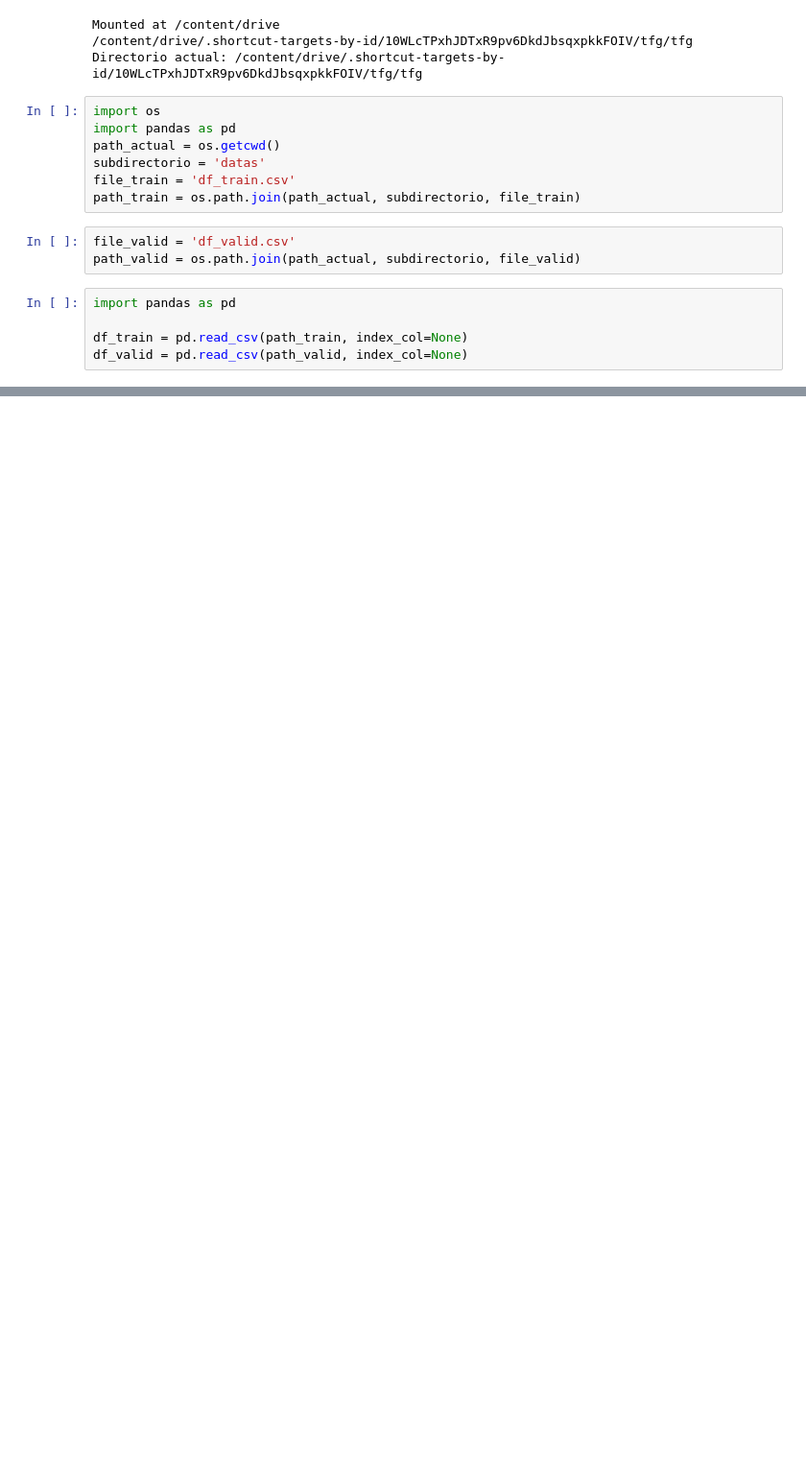
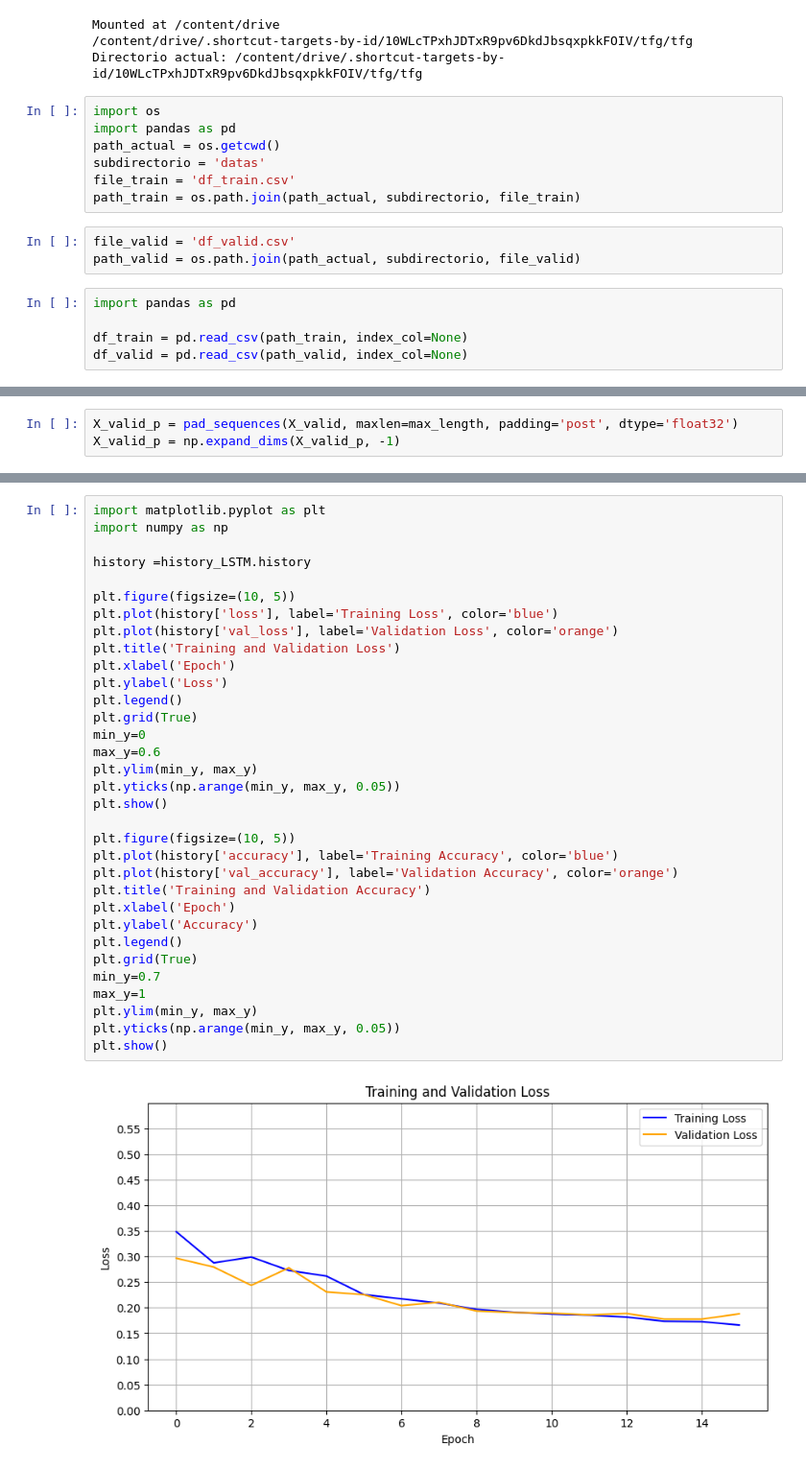
Before and after one commit to ruben-niwe/TFG, a Jupyter notebook: codigos/DL.ipynb, the cells around one changed output, grey strips where cells are left out. Shown at 96% size. Cells and saved outputs as stored; diff of their text form; blank space fills up the shorter version.

```diff
--- a/codigos/DL.ipynb
+++ b/codigos/DL.ipynb
@@ -144,0 +121,3 @@ Accuracy: 0.7721040844917297
+# %%
+X_valid_p = pad_sequences(X_valid, maxlen=max_length, padding='post', dtype='float32')
+X_valid_p = np.expand_dims(X_valid_p, -1)
@@ -237,0 +273,35 @@ Accuracy: 0.7762452363967896
+# %%
+import matplotlib.pyplot as plt
+import numpy as np
+
+history =history_LSTM.history
+
+plt.figure(figsize=(10, 5))
+plt.plot(history['loss'], label='Training Loss', color='blue')
+plt.plot(history['val_loss'], label='Validation Loss', color='orange')
+plt.title('Training and Validation Loss')
+plt.xlabel('Epoch')
+plt.ylabel('Loss')
+plt.legend()
+plt.grid(True)
+min_y=0
+max_y=0.6
+plt.ylim(min_y, max_y)
+plt.yticks(np.arange(min_y, max_y, 0.05))
+plt.show()
+
+plt.figure(figsize=(10, 5))
+plt.plot(history['accuracy'], label='Training Accuracy', color='blue')
+plt.plot(history['val_accuracy'], label='Validation Accuracy', color='orange')
+plt.title('Training and Validation Accuracy')
+plt.xlabel('Epoch')
+plt.ylabel('Accuracy')
+plt.legend()
+plt.grid(True)
+min_y=0.7
+max_y=1
+plt.ylim(min_y, max_y)
+plt.yticks(np.arange(min_y, max_y, 0.05))
+plt.show()
+# %% [output]
+[figure, added]
```
Also changed, not shown: parts of 33 cells of this notebook.
